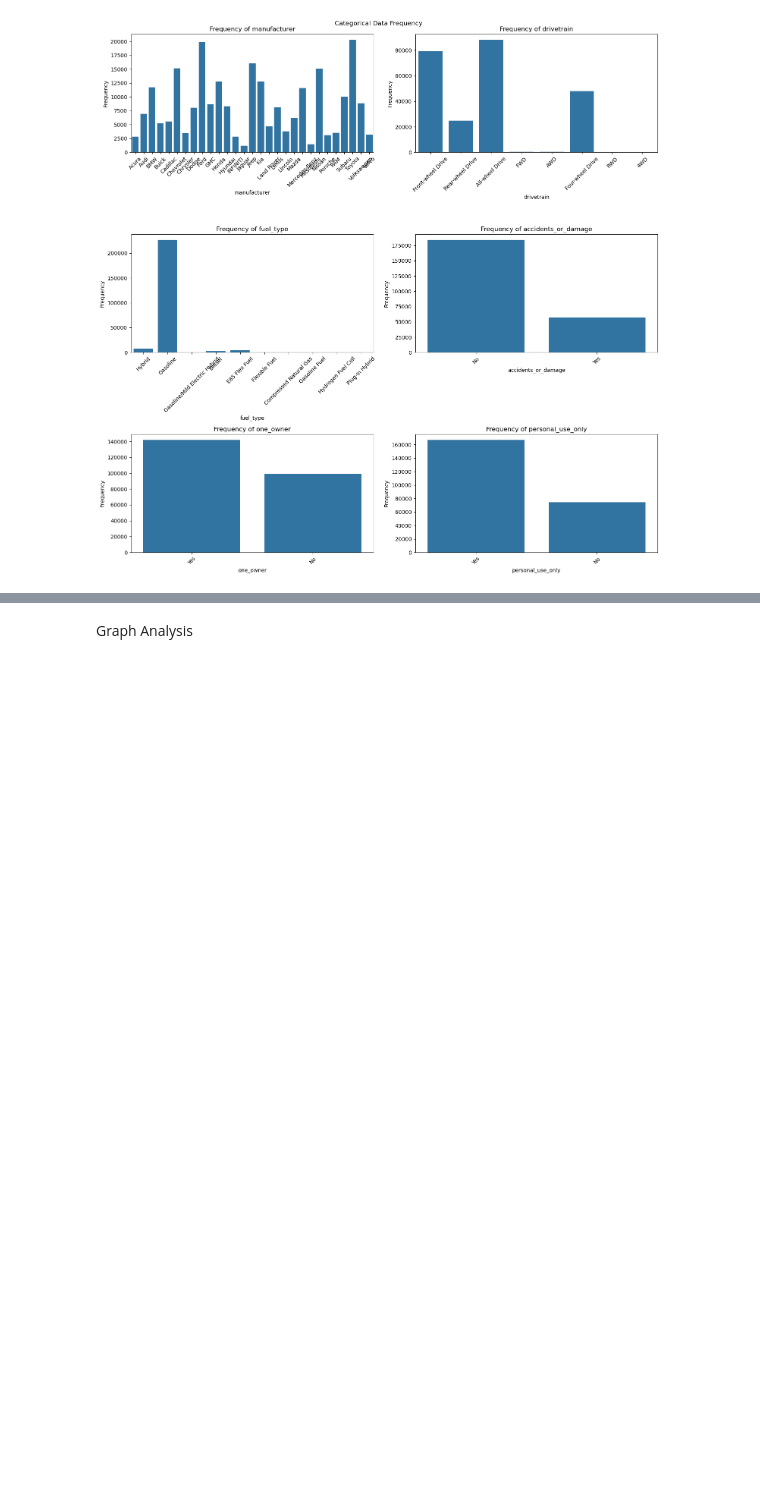
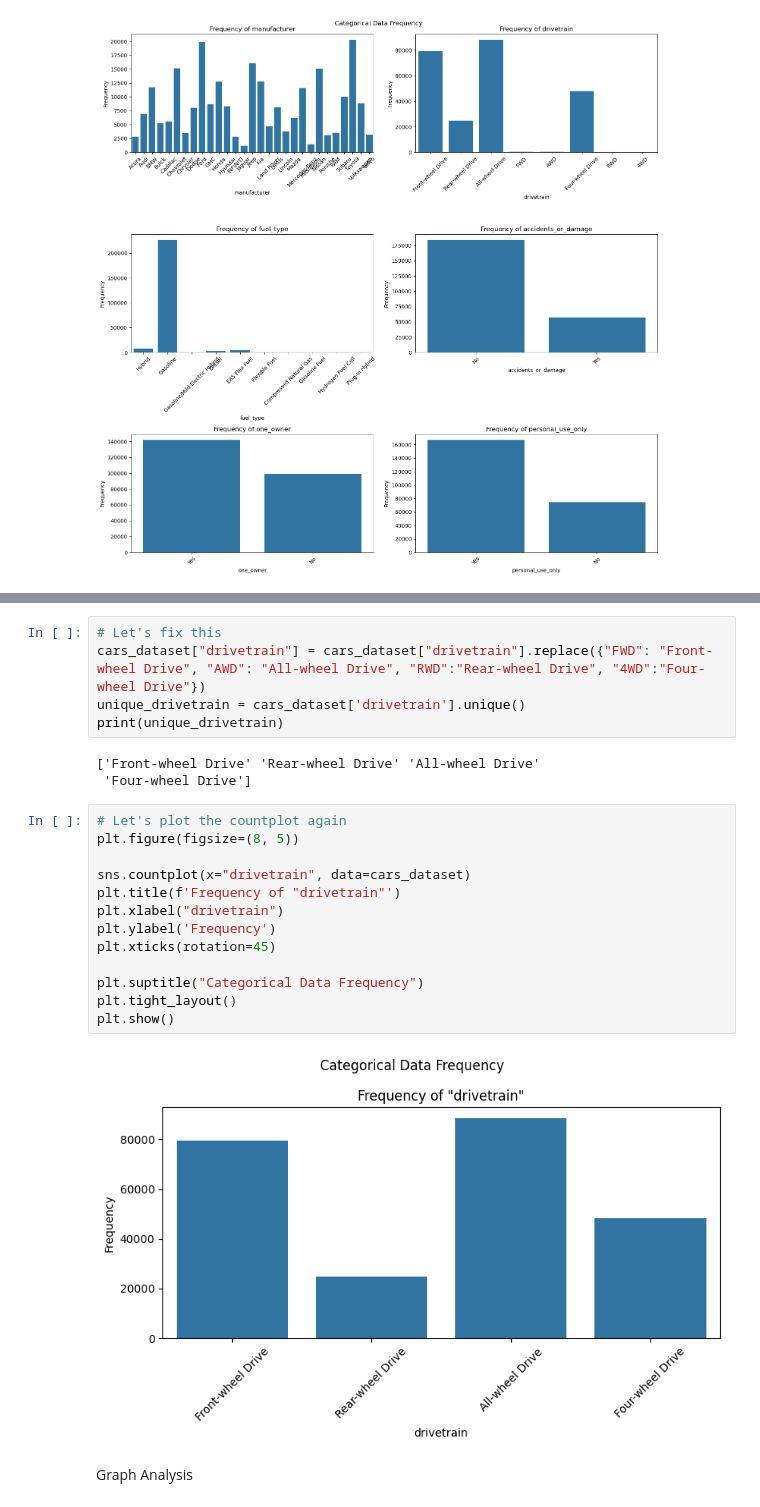
Before and after one commit to aimarpg/MachineLearningTeamProject, a Jupyter notebook: src/Team_Project_Colab.ipynb, the cells around one changed output, grey strips where cells are left out. Saved outputs shown, nothing was run; the diff lists cells and outputs as text; blank space fills up the shorter version.

Commit message:
Fix drivetrain column data

```diff
--- a/src/Team_Project_Colab.ipynb
+++ b/src/Team_Project_Colab.ipynb
@@ -531,3 +538,26 @@ plt.show()
+# %%
+# Let's fix this
+cars_dataset["drivetrain"] = cars_dataset["drivetrain"].replace({"FWD": "Front-wheel Drive", "AWD": "All-wheel Drive", "RWD":"Rear-wheel Drive", "4WD":"Four-wheel Drive"})
+unique_drivetrain = cars_dataset['drivetrain'].unique()
+print(unique_drivetrain)
+# %% [output]
+['Front-wheel Drive' 'Rear-wheel Drive' 'All-wheel Drive'
+ 'Four-wheel Drive']
+# %%
+# Let's plot the countplot again
+plt.figure(figsize=(8, 5))
+
+sns.countplot(x="drivetrain", data=cars_dataset)
+plt.title(f'Frequency of "drivetrain"')
+plt.xlabel("drivetrain")
+plt.ylabel('Frequency')
+plt.xticks(rotation=45)
+
+plt.suptitle("Categorical Data Frequency")
+plt.tight_layout()
+plt.show()
+# %% [output]
+[figure, added]
 # %% [markdown]
 Graph Analysis
 # %%
```
Also changed, not shown: parts of 1 cell of this notebook.
